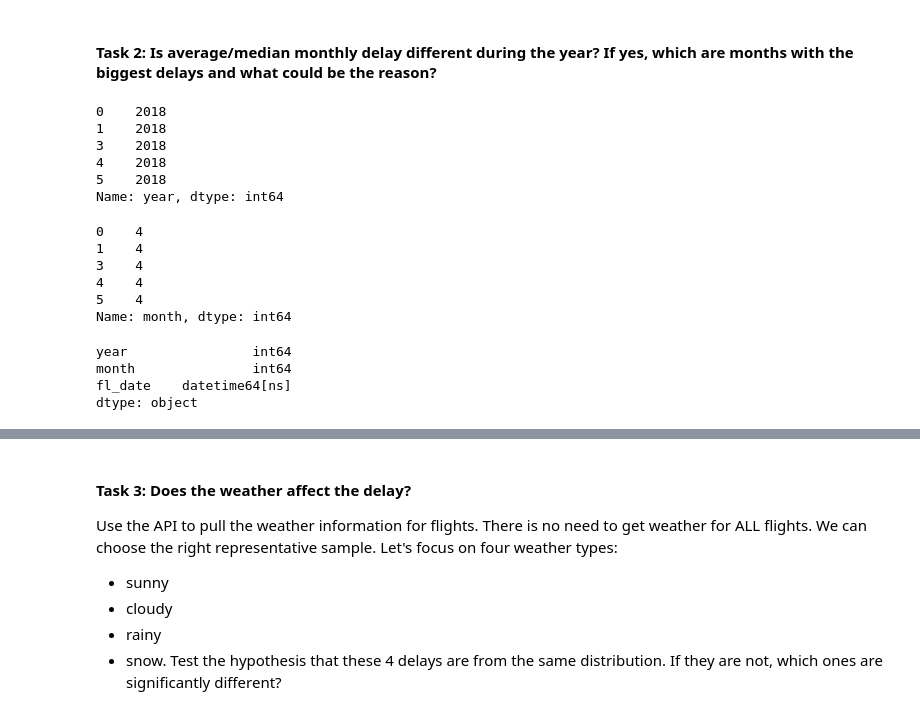
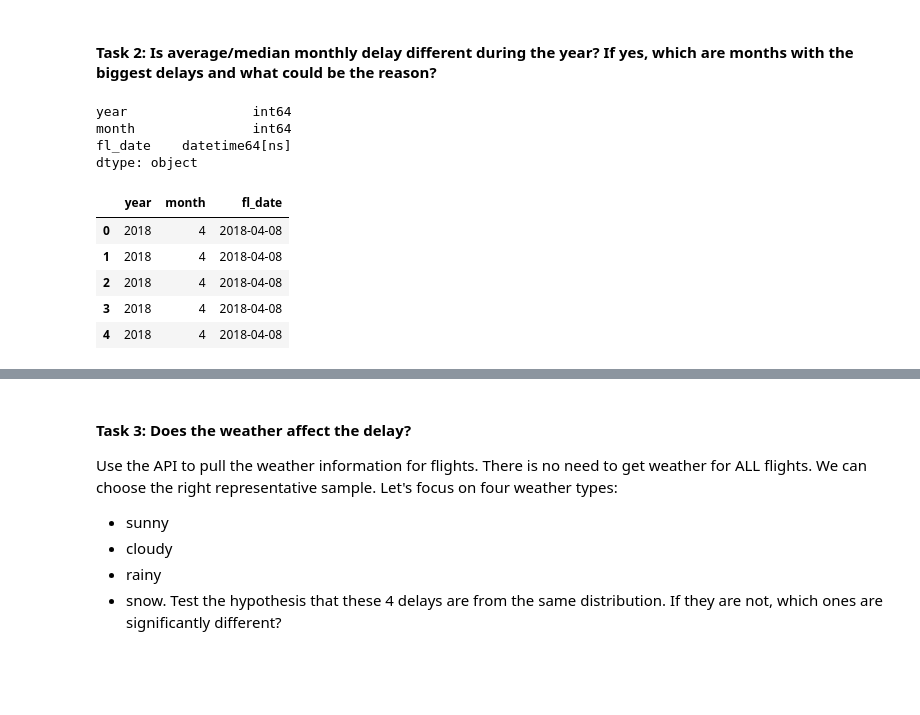
Before and after one commit to jdormaar/Flight-Delays, a Jupyter notebook: Workbook/exploratory_analysis.ipynb, the cells around one changed output, grey strips where cells are left out. Cells and saved outputs as stored; diff of their text form; code cells hidden in the pictures; blank space fills up the shorter version.

```diff
--- a/Workbook/exploratory_analysis.ipynb
+++ b/Workbook/exploratory_analysis.ipynb
@@ -435,32 +440,22 @@ sns.boxplot(x=fl_df_clean['arr_delay'])
 # %% [markdown]
 #### **Task 2**: Is average/median monthly delay different during the year? If yes, which are months with the biggest delays and what could be the reason?
 # %%
-fl_df_clean[['fl_date']] = fl_df_clean[['fl_date']].apply(pd.to_datetime)
+df_fl_clean[['fl_date']] = df_fl_clean[['fl_date']].apply(pd.to_datetime)
-# %%
-fl_df_clean['year'] = fl_df_clean['fl_date'].dt.year
-fl_df_clean['year'].head()
-# %% [output]
-0    2018
-1    2018
-3    2018
-4    2018
-5    2018
-Name: year, dtype: int64
-# %%
-fl_df_clean['month'] = fl_df_clean['fl_date'].dt.month
-fl_df_clean['month'].head()
-# %% [output]
-0    4
-1    4
-3    4
-4    4
-5    4
-Name: month, dtype: int64
+# %%
+df_fl_clean['year'] = df_fl_clean['fl_date'].dt.year
+df_fl_clean['month'] = df_fl_clean['fl_date'].dt.month
 # %%
-fl_df_clean[['year', 'month', 'fl_date']].dtypes
+print(df_fl_clean[['year', 'month', 'fl_date']].dtypes)
+display(df_fl_clean[['year', 'month', 'fl_date']].head())
 # %% [output]
 year                int64
 month               int64
 fl_date    datetime64[ns]
 dtype: object
+|  | year | month | fl_date |
+| 0 | 2018 | 4 | 2018-04-08 |
+| 1 | 2018 | 4 | 2018-04-08 |
+| 2 | 2018 | 4 | 2018-04-08 |
+| 3 | 2018 | 4 | 2018-04-08 |
+| 4 | 2018 | 4 | 2018-04-08 |
 # %%
```
Also changed, not shown: parts of 13 cells of this notebook.
